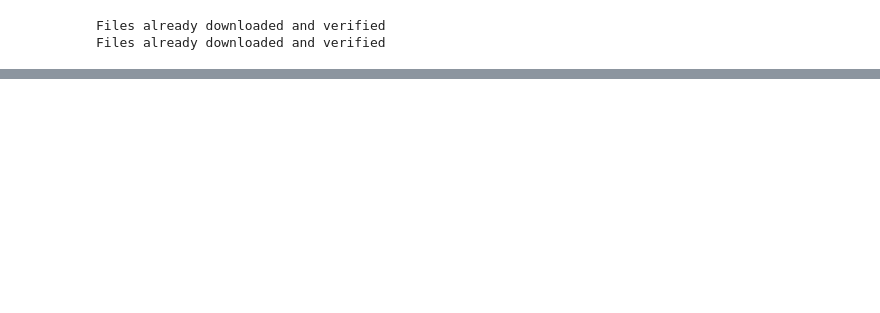
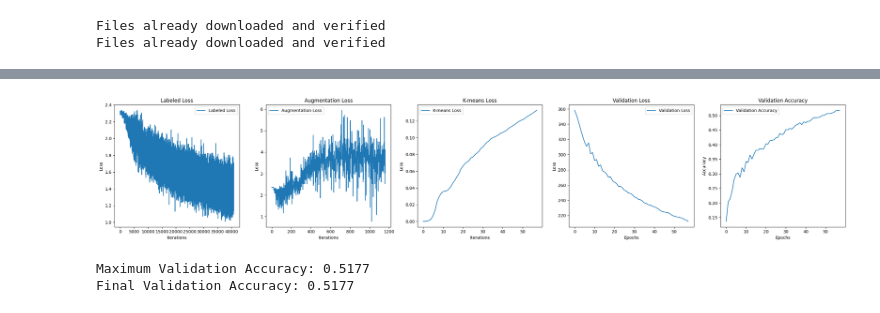
Before and after one commit to tejas-srikanth/Semi-Supervised-Learning, a Jupyter notebook: kmeans_cluster.ipynb, the cells around one changed output, grey strips where cells are left out. Cells and saved outputs as stored; diff of their text form; code cells hidden in the pictures; blank space fills up the shorter version.

```diff
--- a/kmeans_cluster.ipynb
+++ b/kmeans_cluster.ipynb
@@ -185,0 +521,11 @@ Epoch: 12/10, Correct: 0.7492, Loss: 0.0021845772862434387
+# %%
+lab5000, aug5000, kmeans5000, validloss5000, validcorrect5000 = train(M=5000, epochs=58)
+plot_metrics(lab5000, aug5000, kmeans5000, validloss5000, validcorrect5000)
+
+## Reproduce validation results:
+# model.load_state_dict(torch.load(f'models/SSL_model_5000_0.25.pth'))
+# test(model, testloader, device)
+# %% [output]
+[figure, added]
+Maximum Validation Accuracy: 0.5177
+Final Validation Accuracy: 0.5177
```
Also changed, not shown: parts of 55 cells of this notebook.
